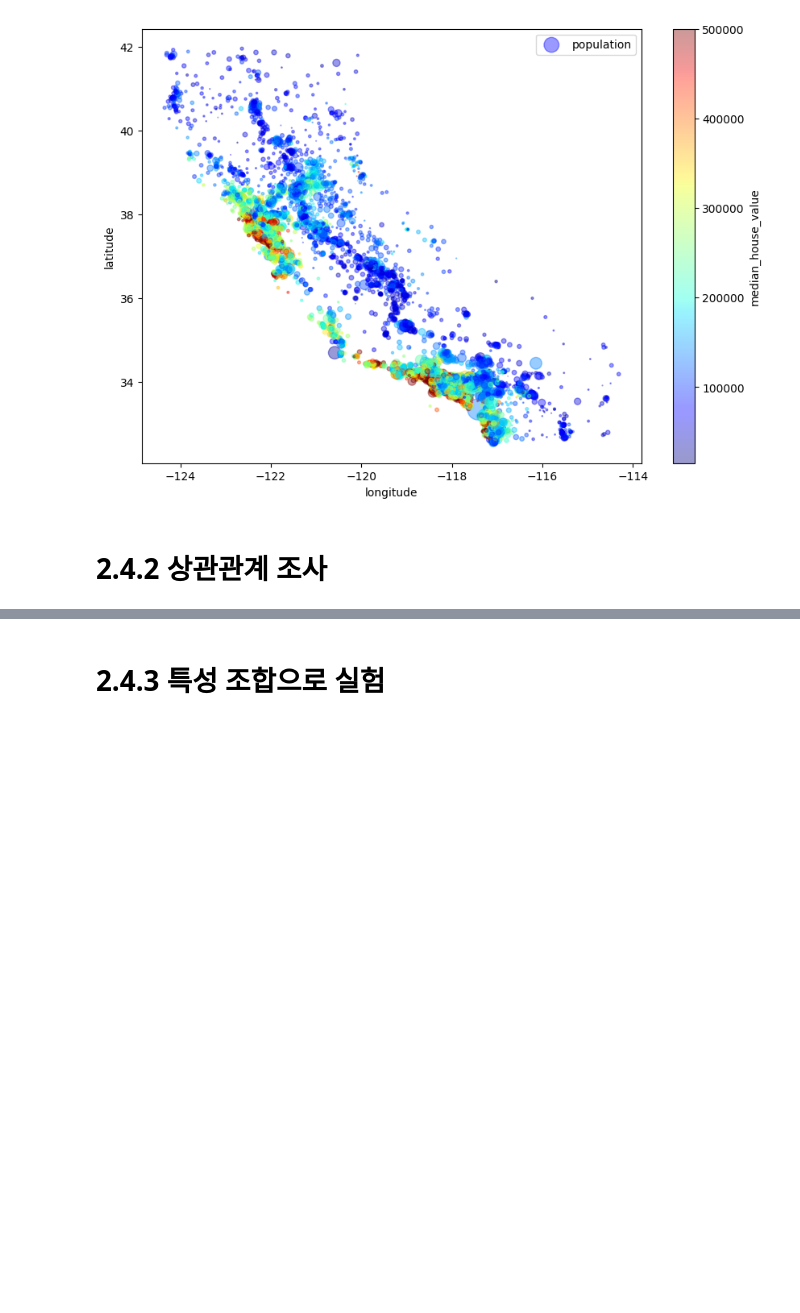
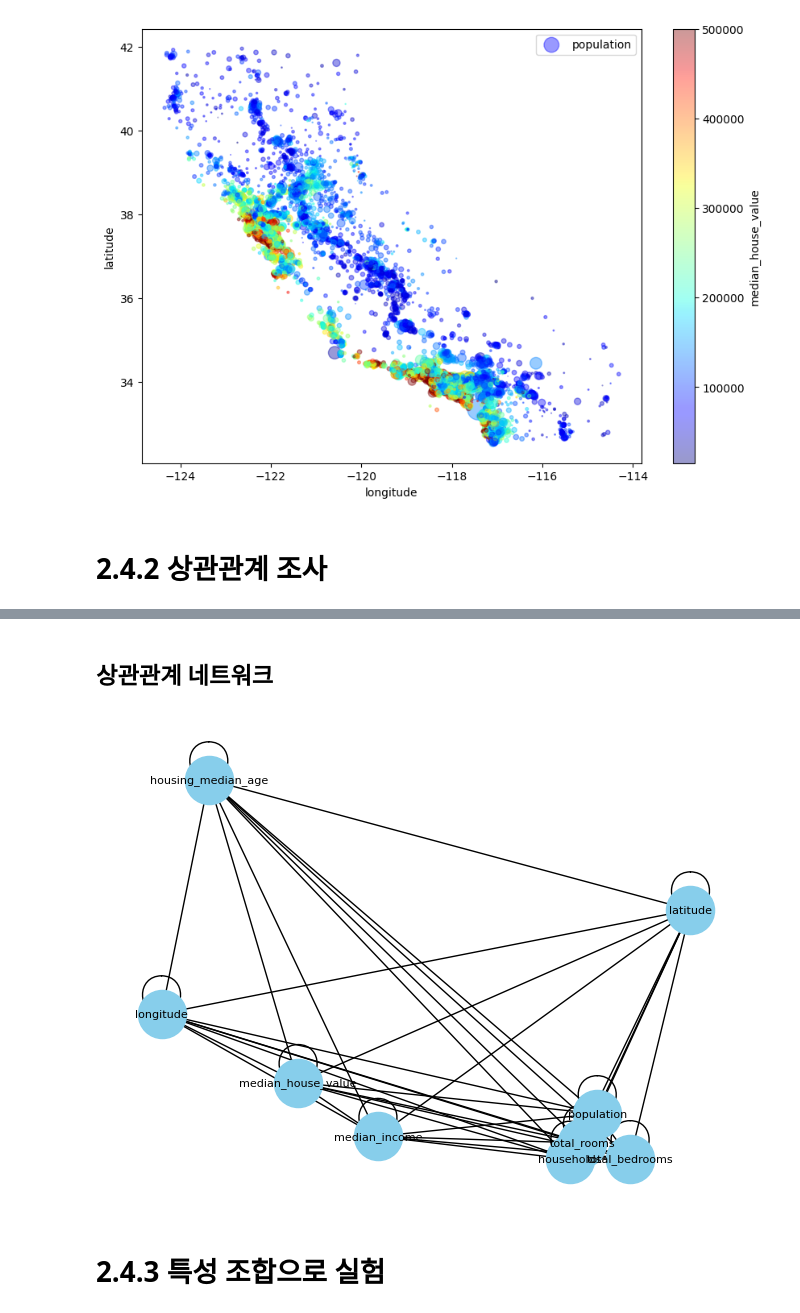
Before and after one commit to songye38/2024_hands_on_ML, a Jupyter notebook: ch2/2_4.ipynb, the cells around one changed output, grey strips where cells are left out. Cells and saved outputs as stored; diff of their text form; code cells hidden in the pictures; blank space fills up the shorter version.

```diff
--- a/ch2/2_4.ipynb
+++ b/ch2/2_4.ipynb
@@ -34,2 +89,17 @@ plt.legend()
+# %% [markdown]
+## 상관관계 네트워크
+# %%
+import networkx as nx
+
+# 상관 행렬을 그래프로 변환
+G = nx.from_numpy_array(corr_matrix.values)
+
+# 그래프 시각화
+pos = nx.spring_layout(G)
+labels = {i: col for i, col in enumerate(corr_matrix.columns)}
+nx.draw(G, pos, labels=labels, with_labels=True, font_size=8, node_color='skyblue', node_size=1200, cmap=plt.cm.Blues)
+plt.show()
+# %% [output]
+[figure, added]
 # %% [markdown]
 # 2.4.3 특성 조합으로 실험
```
Also changed, not shown: parts of 8 cells of this notebook.
